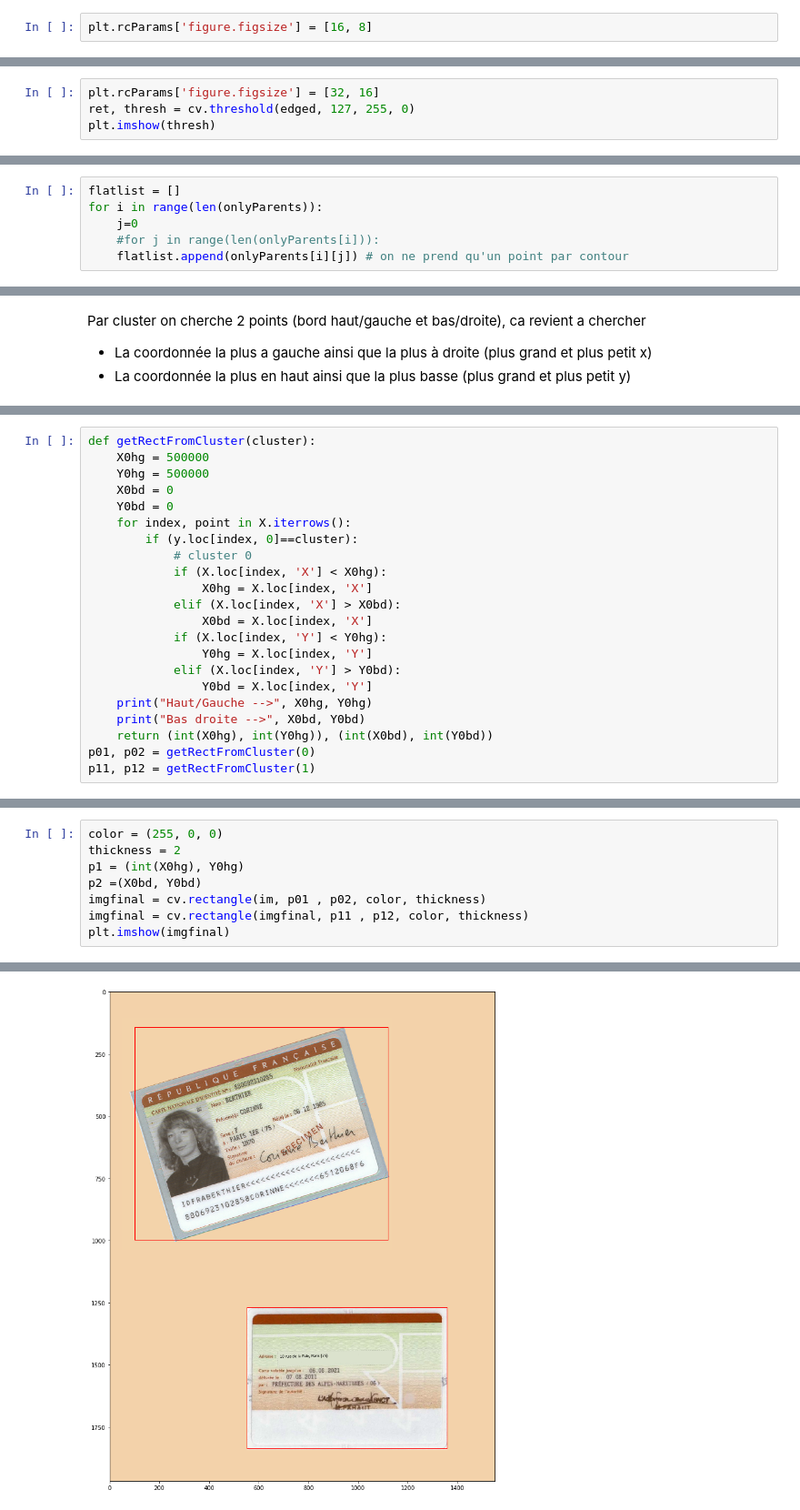
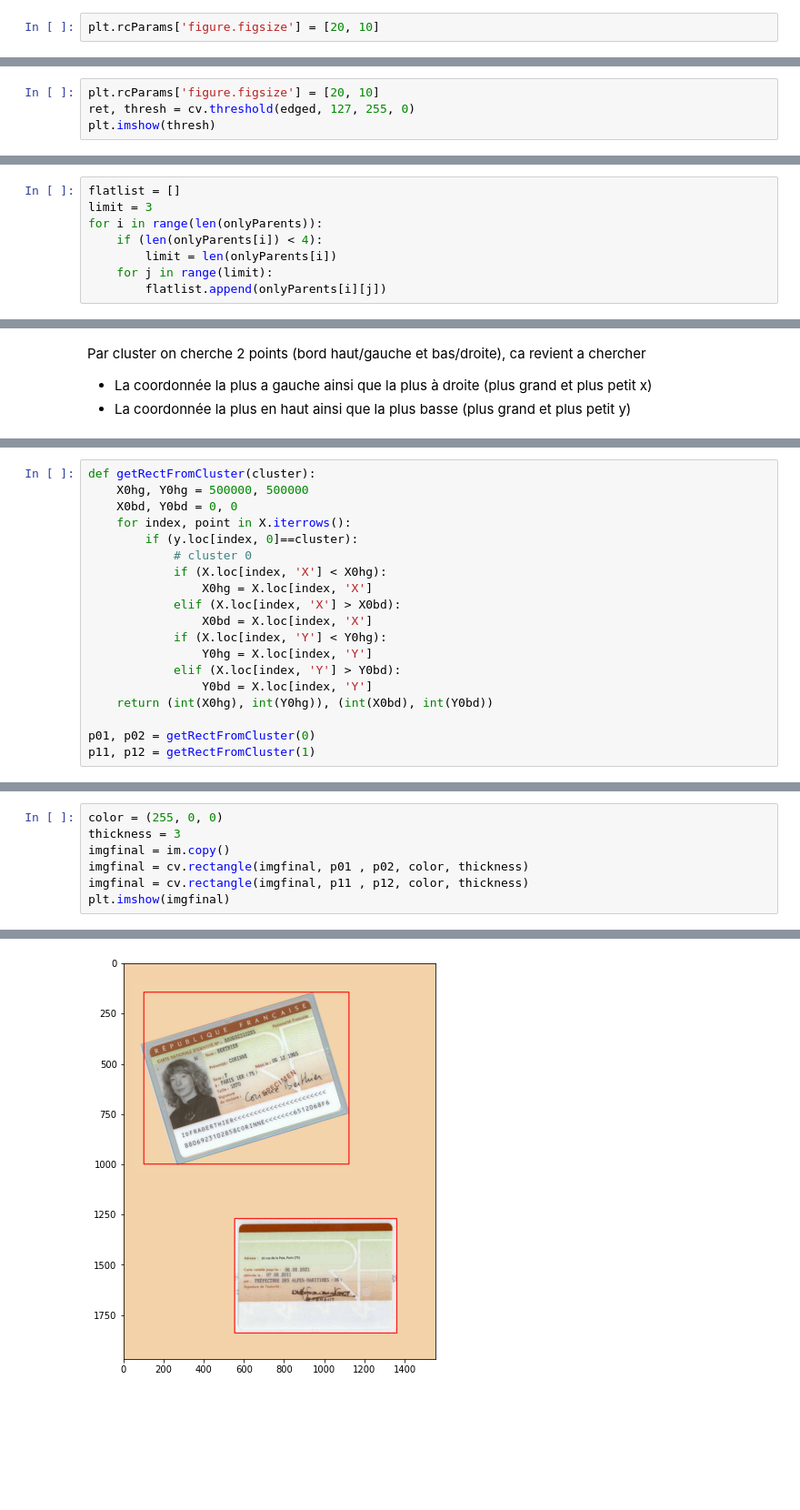
Before and after one commit to datacorner/les-tutos-datacorner.fr, a Jupyter notebook: vision-par-ordinateur/multipledocsplit/shapes_extraction.ipynb, the cells around one changed output, grey strips where cells are left out. Shown at 91% size. Saved outputs shown, nothing was run; the diff lists cells and outputs as text; blank space fills up the shorter version.

```diff
--- a/vision-par-ordinateur/multipledocsplit/shapes_extraction.ipynb
+++ b/vision-par-ordinateur/multipledocsplit/shapes_extraction.ipynb
@@ -3,7 +3,7 @@ import numpy as np
 import cv2 as cv
 from matplotlib import pyplot as plt
 # %%
-plt.rcParams['figure.figsize'] = [16, 8]
+plt.rcParams['figure.figsize'] = [20, 10]
 # %% [markdown]
 # Trouvons tous les contours principaux
 # %%
@@ -38,7 +38,7 @@ plt.imshow(edged)
 # %% [markdown]
 Un seuillage avant :
 # %%
-plt.rcParams['figure.figsize'] = [32, 16]
+plt.rcParams['figure.figsize'] = [20, 10]
 ret, thresh = cv.threshold(edged, 127, 255, 0)
 plt.imshow(thresh)
 # %% [output]
@@ -104,9 +106,11 @@ On met à plat les points
 # %%
 flatlist = []
+limit = 3
 for i in range(len(onlyParents)):
-    j=0
-    #for j in range(len(onlyParents[i])):
-    flatlist.append(onlyParents[i][j]) # on ne prend qu'un point par contour
+    if (len(onlyParents[i]) < 4):
+        limit = len(onlyParents[i])
+    for j in range(limit):
+        flatlist.append(onlyParents[i][j])
 # %%
 len(flatlist)
 # %% [output]
@@ -157,9 +140,7 @@ y.loc[0, 0]
 # %%
 def getRectFromCluster(cluster):
-    X0hg = 500000
-    Y0hg = 500000
-    X0bd = 0
-    Y0bd = 0
+    X0hg, Y0hg = 500000, 500000
+    X0bd, Y0bd = 0, 0
     for index, point in X.iterrows():
         if (y.loc[index, 0]==cluster):
             # cluster 0
@@ -171,8 +152,7 @@ def getRectFromCluster(cluster):
                 Y0hg = X.loc[index, 'Y']
             elif (X.loc[index, 'Y'] > Y0bd):
                 Y0bd = X.loc[index, 'Y']
-    print("Haut/Gauche -->", X0hg, Y0hg)
-    print("Bas droite -->", X0bd, Y0bd)
     return (int(X0hg), int(Y0hg)), (int(X0bd), int(Y0bd))
+
 p01, p02 = getRectFromCluster(0)
 p11, p12 = getRectFromCluster(1)
@@ -184,11 +159,10 @@ Bas droite --> 1358.0 1838.0
 # %%
 color = (255, 0, 0)
-thickness = 2
-p1 = (int(X0hg), Y0hg)
-p2 =(X0bd, Y0bd)
-imgfinal = cv.rectangle(im, p01 , p02, color, thickness)
+thickness = 3
+imgfinal = im.copy()
+imgfinal = cv.rectangle(imgfinal, p01 , p02, color, thickness)
 imgfinal = cv.rectangle(imgfinal, p11 , p12, color, thickness)
 plt.imshow(imgfinal)
 # %% [output]
 <matplotlib.image.AxesImage at 0x...>
-[figure, old version]
+[figure, new version]
```
Also changed, not shown: parts of 30 cells of this notebook.
